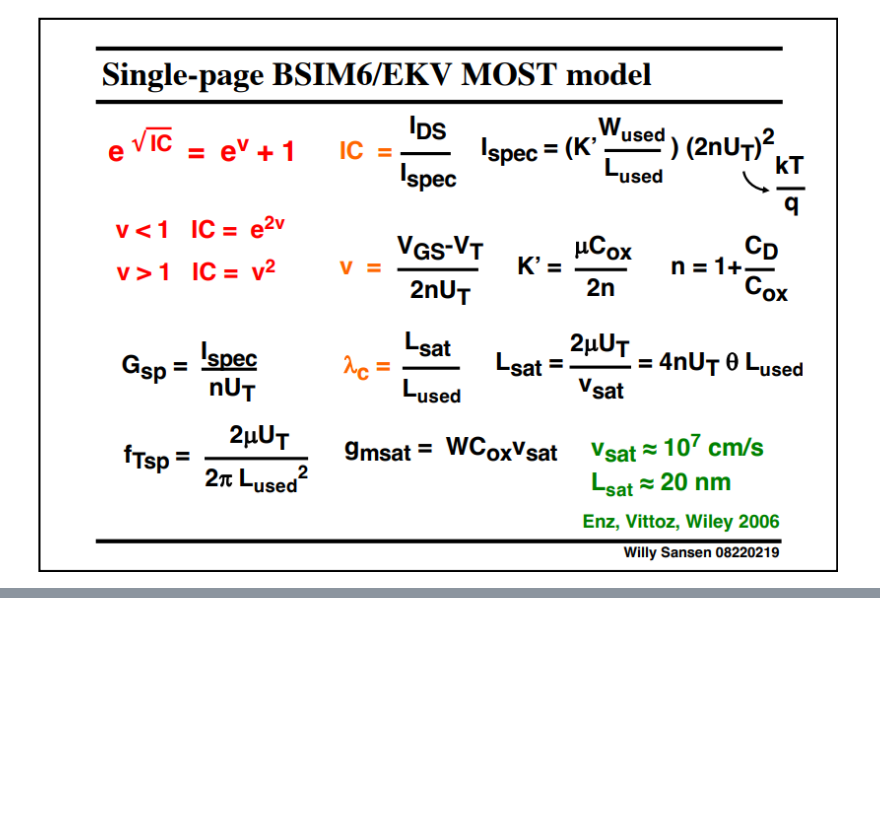
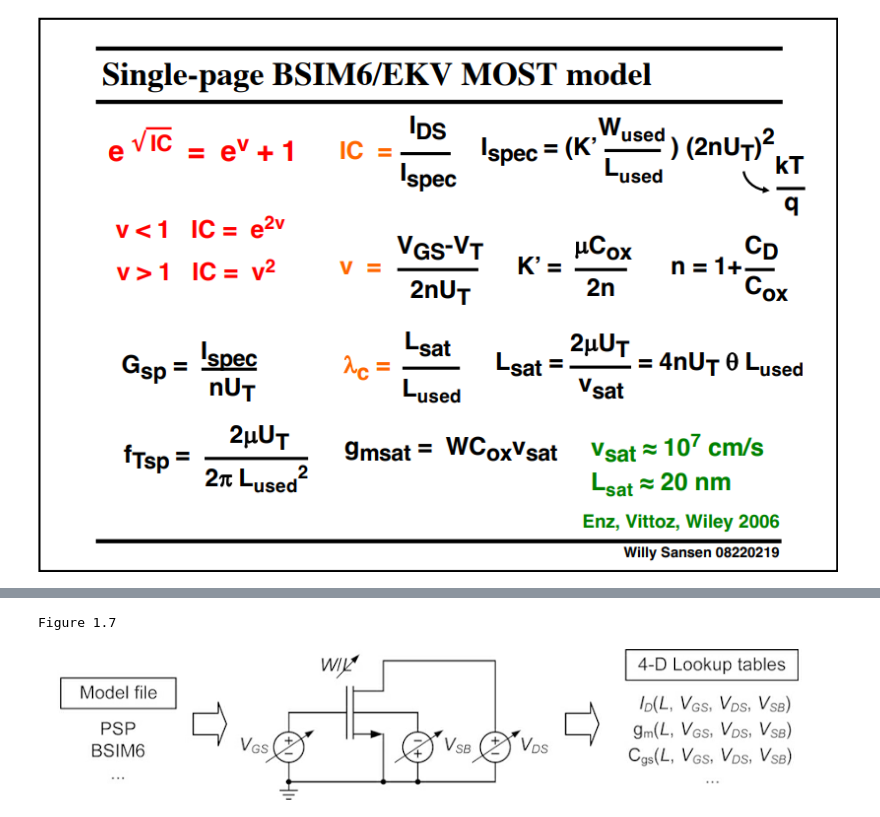
Before and after one commit to ZeRuiCustodio/pygmid, a Jupyter notebook: Systematic_Analog_Design_LUTs/Chapter_1/Book_Fig1_1_Jupyter.ipynb, the cells around one changed output, grey strips where cells are left out. Drawn from its saved outputs; the diff is of its cells as text; code cells hidden in the pictures; blank space fills up the shorter version.

```diff
--- a/Systematic_Analog_Design_LUTs/Chapter_1/Book_Fig1_1_Jupyter.ipynb
+++ b/Systematic_Analog_Design_LUTs/Chapter_1/Book_Fig1_1_Jupyter.ipynb
@@ -483,0 +492,7 @@ Image(fig_WS_EKV_1page_65nm, width=800, height=800)
+# %%
+print(f"Figure 1.7")
+fig_Book_1_7_65nm = filepath_Book_65nm_figs + 'Book_Fig_1_7.png'
+Image(fig_Book_1_7_65nm, width=800, height=800)
+# %% [output]
+Figure 1.7
+[figure, added]
```
Also changed, not shown: parts of 9 cells of this notebook.
